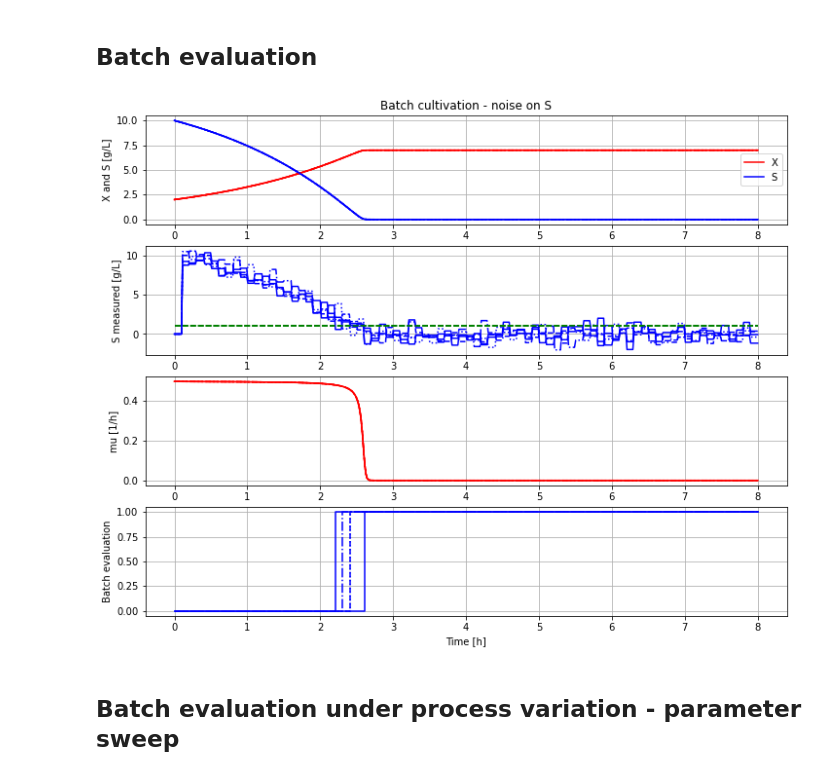
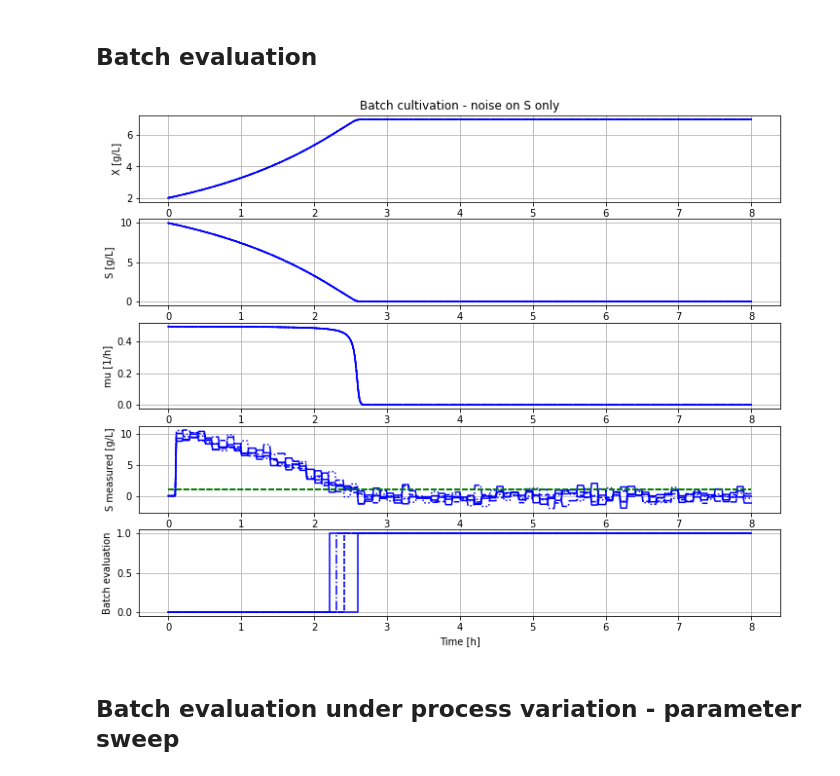
Before and after one commit to janpeter19/BPL_TEST2_Batch_design_space, a Jupyter notebook: BPL_TEST2_Batch_design_space.ipynb, the cells around one changed output. Saved outputs shown, nothing was run; the diff lists cells and outputs as text; code cells hidden in the pictures.

```diff
--- a/BPL_TEST2_Batch_design_space.ipynb
+++ b/BPL_TEST2_Batch_design_space.ipynb
@@ -23,12 +23,12 @@ Key system information is listed with the command system_info()
 # %% [markdown]
 ## Batch evaluation
 # %%
-newplot()
+newplot(plotType='TimeSeries_2')
 init(VX_0=2, VS_0=10)
 par(sigma=0.75)
 for value in [1,2,3,4,5]: par(seed=value); simu(8)
 # %% [output]
-[figure, old version]
+[figure, new version]
 # %% [markdown]
 ## Batch evaluation under process variation - parameter sweep
 # %%
```
Also changed, not shown: parts of 7 cells of this notebook, 3 other files.
